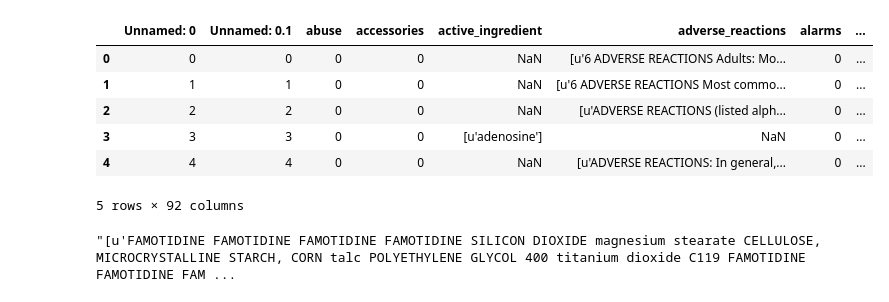
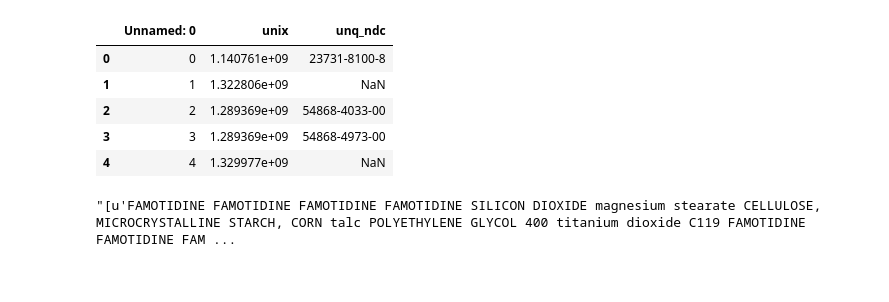
Before and after one commit to ariburian/Capstone_FDA_Recalls, a Jupyter notebook: capstone_project/datasets/labels_w_recalls.ipynb, the cells around one changed output. Cells and saved outputs as stored; diff of their text form; code cells hidden in the pictures.

```diff
--- a/capstone_project/datasets/labels_w_recalls.ipynb
+++ b/capstone_project/datasets/labels_w_recalls.ipynb
@@ -10,15 +10,14 @@ import datetime
 df_labels=pd.read_csv('drug-label/drug_labels.csv')
 df_recalls=pd.read_csv('drug-enforcement/drug_recalls.csv')
 # %%
-df_labels.head()
+df_recalls.head()
 # %% [output]
-|  | Unnamed: 0 | Unnamed: 0.1 | abuse | accessories | active_ingredient | adverse_reactions | alarms | ... |
-| 0 | 0 | 0 | 0 | 0 | NaN | [u'6 ADVERSE REACTIONS Adults: Mo... | 0 | ... |
-| 1 | 1 | 1 | 0 | 0 | NaN | [u'6 ADVERSE REACTIONS Most commo... | 0 | ... |
-| 2 | 2 | 2 | 0 | 0 | NaN | [u'ADVERSE REACTIONS (listed alph... | 0 | ... |
-| 3 | 3 | 3 | 0 | 0 | [u'adenosine'] | NaN | 0 | ... |
-| 4 | 4 | 4 | 0 | 0 | NaN | [u'ADVERSE REACTIONS: In general,... | 0 | ... |
+|  | Unnamed: 0 | unix | unq_ndc |
+| 0 | 0 | 1.140761e+09 | 23731-8100-8 |
+| 1 | 1 | 1.322806e+09 | NaN |
+| 2 | 2 | 1.289369e+09 | 54868-4033-00 |
+| 3 | 3 | 1.289369e+09 | 54868-4973-00 |
+| 4 | 4 | 1.329977e+09 | NaN |
-5 rows × 92 columns
 # %%
 df_labels['spl_product_data_elements'][1234]
 # %% [output]
```
Also changed, not shown: parts of 9 cells of this notebook, 5 other files.
